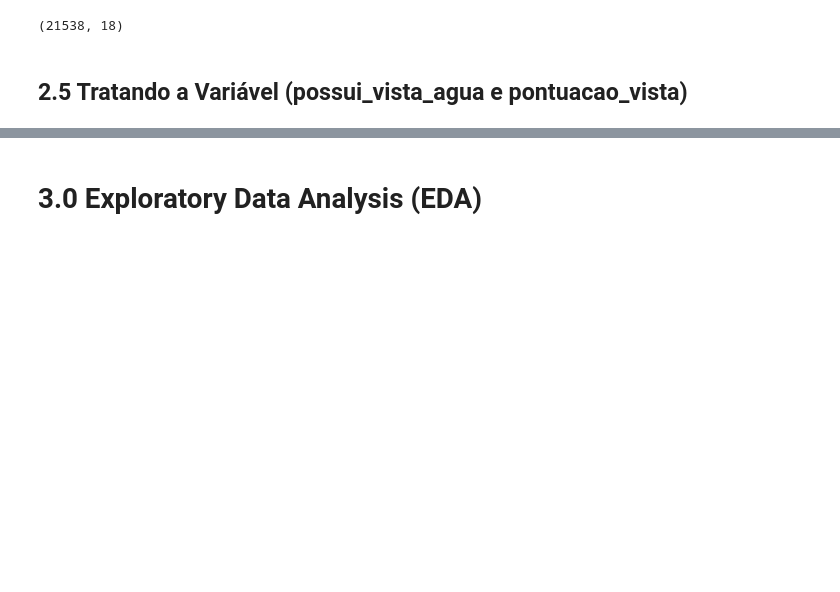
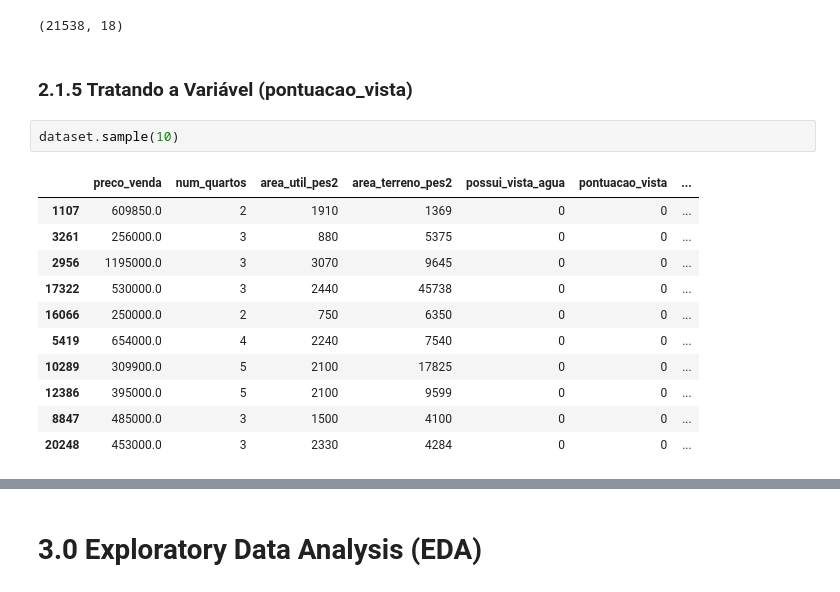
Before and after one commit to RicardodeSouzaSilva/Real_Estate_Pricing_Intelligence, a Jupyter notebook: Real_Estate_Pricing_Intelligence_2.1.ipynb, the cells around one changed output, grey strips where cells are left out. Drawn from its saved outputs; the diff is of its cells as text; blank space fills up the shorter version.

```diff
--- a/Real_Estate_Pricing_Intelligence_2.1.ipynb
+++ b/Real_Estate_Pricing_Intelligence_2.1.ipynb
@@ -695,4 +697,18 @@ dataset.shape
 # %% [output]
 (21538, 18)
 # %% [markdown]
-## 2.5 Tratando a Variável (possui_vista_agua e pontuacao_vista)
+### 2.1.5 Tratando a Variável (pontuacao_vista)
+# %%
+dataset.sample(10)
+# %% [output]
+|  | preco_venda | num_quartos | area_util_pes2 | area_terreno_pes2 | possui_vista_agua | pontuacao_vista | ... |
+| 1107 | 609850.0 | 2 | 1910 | 1369 | 0 | 0 | ... |
+| 3261 | 256000.0 | 3 | 880 | 5375 | 0 | 0 | ... |
+| 2956 | 1195000.0 | 3 | 3070 | 9645 | 0 | 0 | ... |
+| 17322 | 530000.0 | 3 | 2440 | 45738 | 0 | 0 | ... |
+| 16066 | 250000.0 | 2 | 750 | 6350 | 0 | 0 | ... |
+| 5419 | 654000.0 | 4 | 2240 | 7540 | 0 | 0 | ... |
+| 10289 | 309900.0 | 5 | 2100 | 17825 | 0 | 0 | ... |
+| 12386 | 395000.0 | 5 | 2100 | 9599 | 0 | 0 | ... |
+| 8847 | 485000.0 | 3 | 1500 | 4100 | 0 | 0 | ... |
+| 20248 | 453000.0 | 3 | 2330 | 4284 | 0 | 0 | ... |
```
Also changed, not shown: parts of 12 cells of this notebook.
